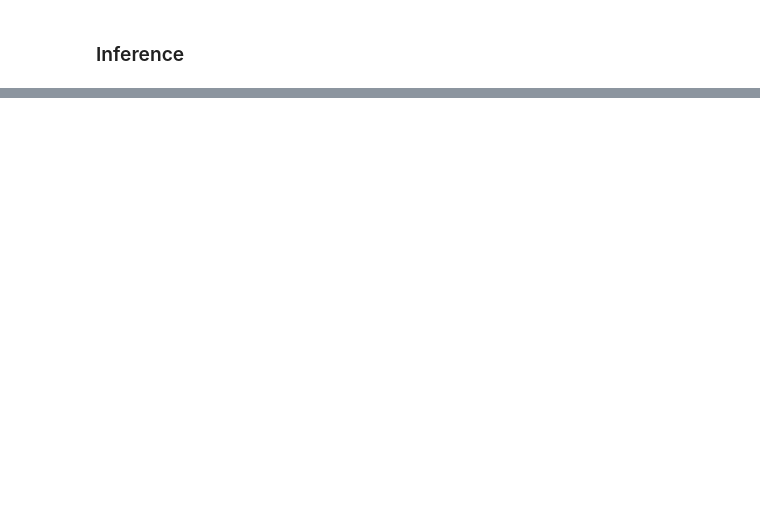
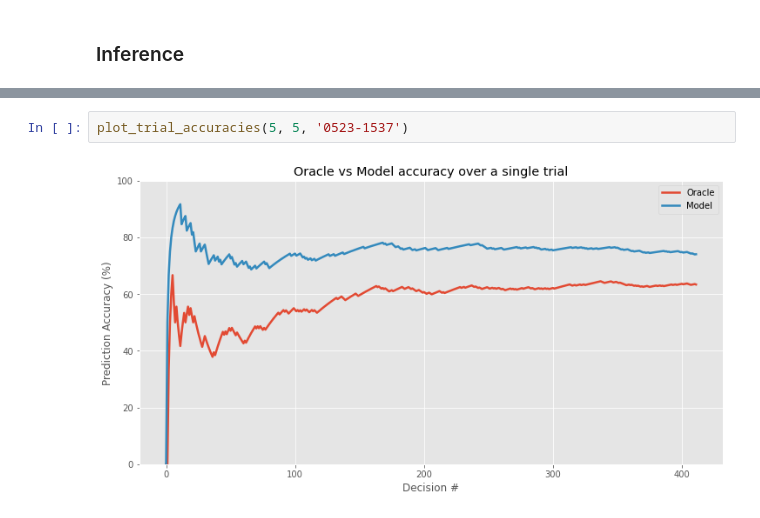
Before and after one commit to danieldager/oracle.github.io, a Jupyter notebook: notebooks/draft.ipynb, the cells around one changed output, grey strips where cells are left out. Drawn from its saved outputs; the diff is of its cells as text; blank space fills up the shorter version.

```diff
--- a/notebooks/draft.ipynb
+++ b/notebooks/draft.ipynb
@@ -58,0 +132,4 @@ Model 0523-0139 accuracy: 58.64%
+# %%
+plot_trial_accuracies(5, 5, '0523-1537')
+# %% [output]
+[figure, added]
```
Also changed, not shown: parts of 14 cells of this notebook, 4 other files.
